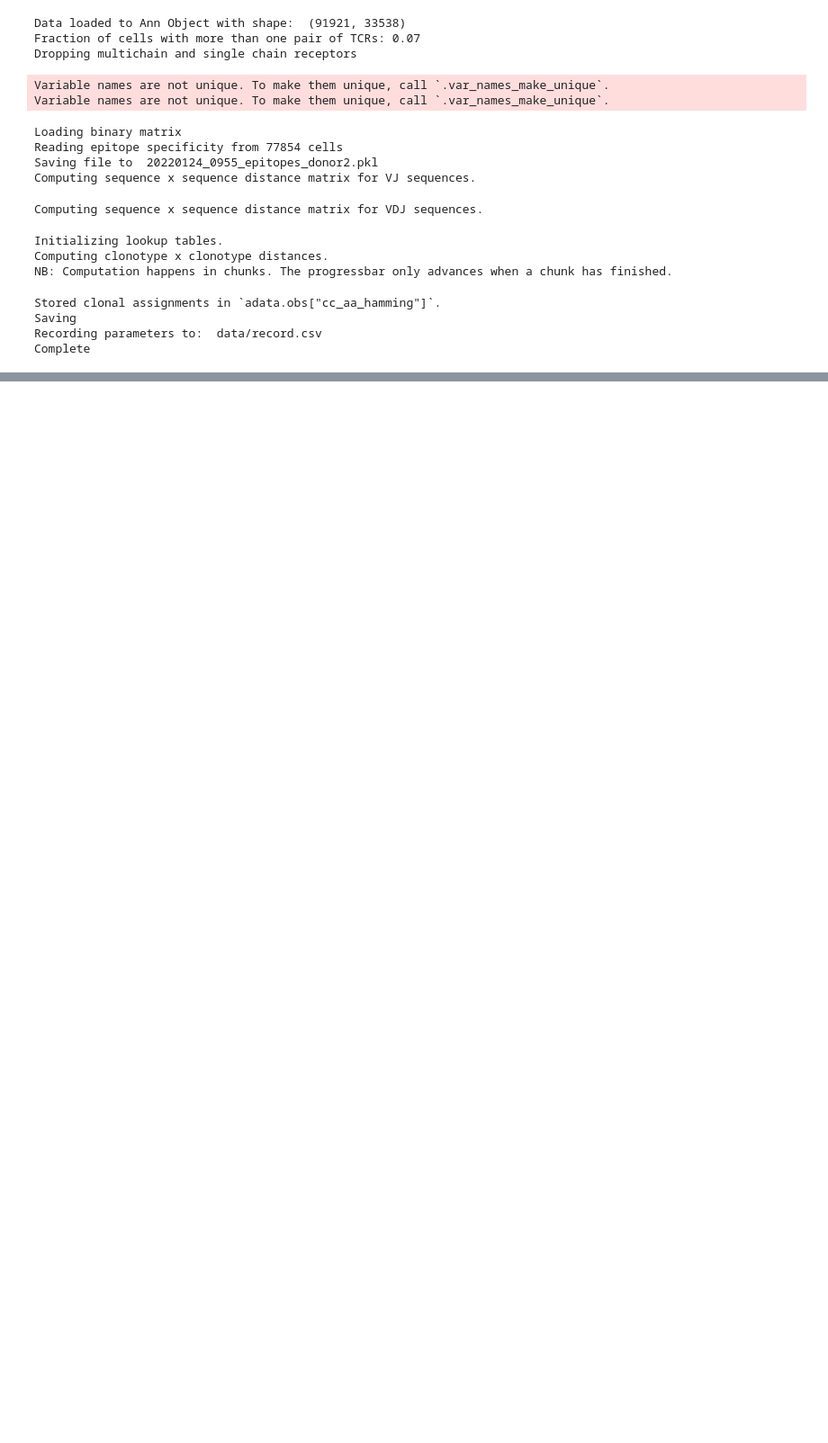
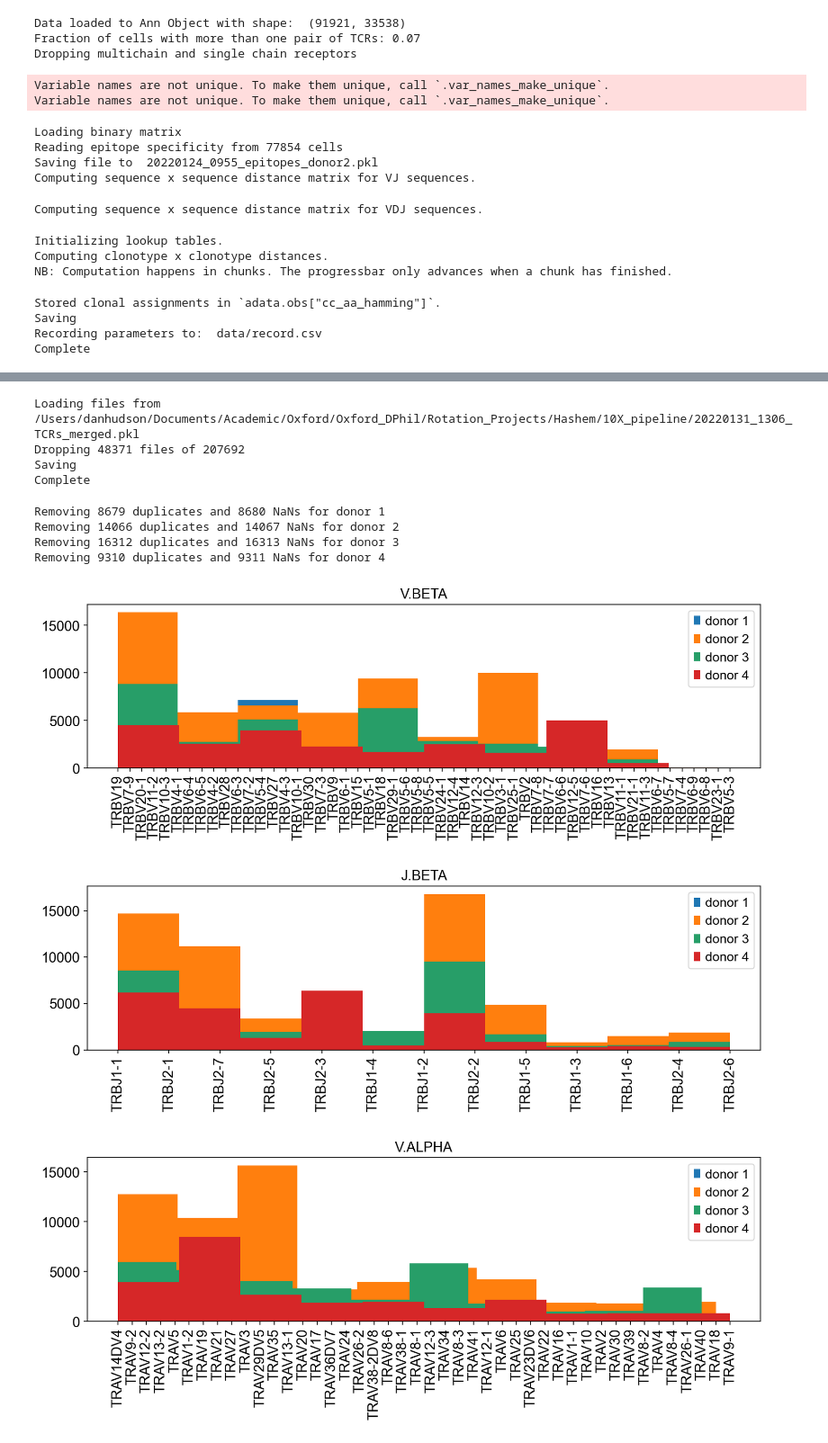
Before and after one commit to danobohud/10X_TCR, a Jupyter notebook: 10X_preprocessing_merged.ipynb, the cells around one changed output, grey strips where cells are left out. Shown at 90% size. Saved outputs shown, nothing was run; the diff lists cells and outputs as text; code cells hidden in the pictures; blank space fills up the shorter version.

Commit message:
Added donor merging functionality

```diff
--- a/10X_preprocessing_merged.ipynb
+++ b/10X_preprocessing_merged.ipynb
@@ -199,6 +204,8 @@ def run(param_dict,record):
     tcr_obj.preprocess()
     tcr_obj.get_epitopes()
     tcr_obj.get_TCRs()
+    if parameter_dict['h5_outfile']:
+        tcr_obj.adata.write_h5ad(parameter_dict['h5_outfile'])
     tcr_obj.write_record(record)
     print('Complete')
 # %%
@@ -219,6 +226,7 @@ max_genes=2500,
 mito_cutoff=5,
 epitopes_loadfile=None,
 epitopes_outfile="%s_epitopes_donor2.pkl"%(time),
+h5_outfile="%s_TCRs_donor_%s.h5ad"%(time,donor),
 subj='donor2:healthy',
 organism='homo sapiens',
 cluster_distance='hamming')
@@ -293,3 +320,15 @@ Data loaded to Ann Object with shape:  (55206, 33538)
 with open('data/record_merged.csv','a') as f:
     writer = csv.writer(f)
     writer.writerow(header)'''
+# %%
+def merge_donors(root,datetime_tag):
+    merged=pd.DataFrame()
+    for donor in range(1,5):
+        input_file=root+'%s_TCRs_donor_%s.pkl'%(datetime_tag,str(donor))
+        df = load_pickle(input_file)
+        merged=pd.concat([merged,df])
+    merged.to_pickle('%s_TCRs_merged.pkl'%(datetime_tag))
+
+root='/Users/danhudson/Documents/Academic/Oxford/Oxford_DPhil/Rotation_Projects/Hashem/10X_pipeline/'
+time='20220131_1306'
+merge_donors(root,time)
@@ -295,0 +340,43 @@ with open('data/record_merged.csv','a') as f:
+# %%
+# filter out duplicates and nans
+
+loadfile=root+'20220131_1306_TCRs_merged.pkl'
+merged=load_pickle(loadfile)
+filt=merged.dropna().drop_duplicates()
+print('Dropping %s files of %s'%(len(merged)-len(filt),len(merged)))
+print('Saving')
+filt.to_pickle(root+'20220131_1306_TCRs_merged_filtered.pkl')
+print('Complete')
+# %% [output]
+Loading files from /Users/danhudson/Documents/Academic/Oxford/Oxford_DPhil/Rotation_Projects/Hashem/10X_pipeline/20220131_1306_TCRs_merged.pkl
+Dropping 48371 files of 207692
+Saving
+Complete
+# %%
+input_data=merged.copy()
+for donor in range(1,5):
+        df = input_data[input_data['subject:condition']=='donor%s:healthy'%(str(donor))]
+        dups=len(df)-len(df.drop_duplicates())
+        nans = len(df)-len(df.dropna())
+        print('Removing %s duplicates and %s NaNs for donor %s'%(dups,nans,donor))
+
+input_data=input_data.dropna().drop_duplicates()
+for variable in ['v.beta','j.beta','v.alpha','j.alpha']:
+    plt.figure(figsize=(12,3))
+    for donor in range(1,5):
+        df = input_data[input_data['subject:condition']=='donor%s:healthy'%(str(donor))]
+        plt.hist(df[variable].values.astype(str),label='donor %s'%(donor))
+    plt.grid(False)
+    plt.xticks(rotation=90)
+    plt.title(variable.upper())
+
+    plt.legend()
+    plt.show()
+# %% [output]
+Removing 8679 duplicates and 8680 NaNs for donor 1
+Removing 14066 duplicates and 14067 NaNs for donor 2
+Removing 16312 duplicates and 16313 NaNs for donor 3
+Removing 9310 duplicates and 9311 NaNs for donor 4
+[figure, added]
+[figure, added]
+[figure, added]
```
Also changed, not shown: parts of 4 cells of this notebook.
